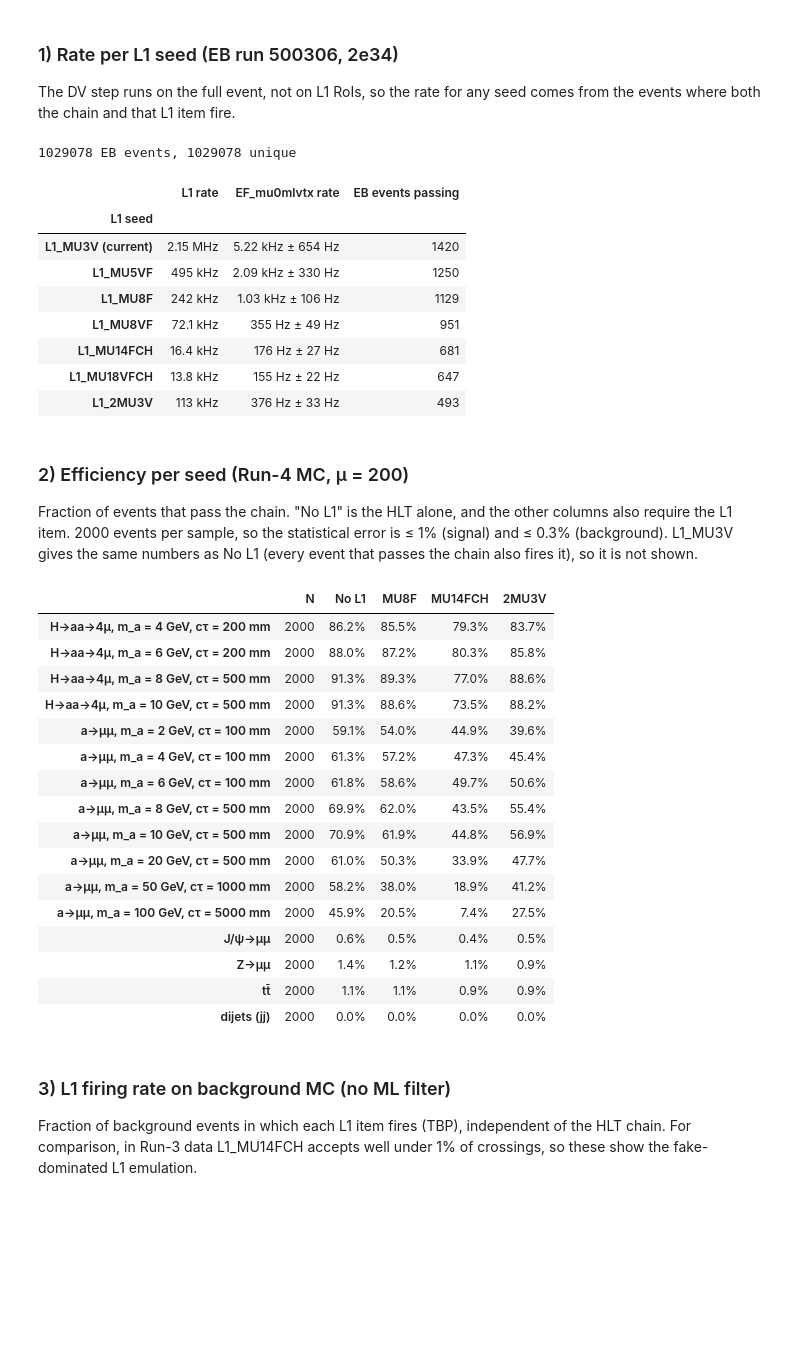
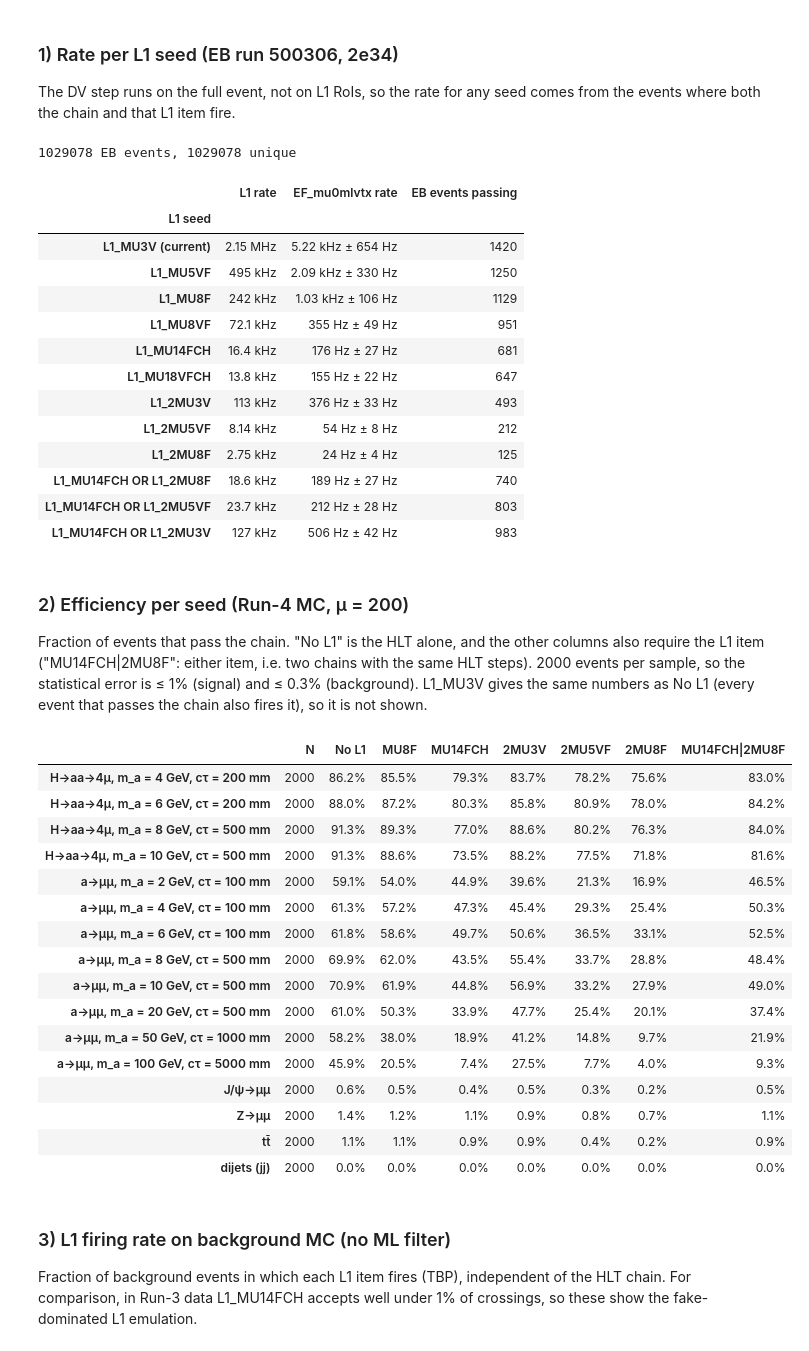
Before and after one commit to davidedicroce/MuonMLDisplacedVtx, a Jupyter notebook: dv_score_eff.ipynb, the cells around one changed output. Drawn from its saved outputs; the diff is of its cells as text; code cells hidden in the pictures; blank space fills up the shorter version.

```diff
--- a/dv_score_eff.ipynb
+++ b/dv_score_eff.ipynb
@@ -253,11 +255,22 @@ scale = ref_rate(rates_log, "L1_MU3V") / eb.loc[eb["L1_MU3V"], "w"].sum()  # Hz
 def fmt_rate(r):
     return f"{r / 1e6:.2f} MHz" if r >= 1e6 else f"{r / 1e3:.3g} kHz" if r >= 1e3 else f"{r:.0f} Hz"
 
+def fires(df, seed):
+    """seed = one L1 item or a tuple of items (OR)"""
+    items = seed if isinstance(seed, tuple) else (seed,)
+    return df[list(items)].any(axis=1)
+
+def seed_name(seed):
+    return " OR ".join(seed) if isinstance(seed, tuple) else seed
+
+# Two chains with the same HLT steps, one per seed, accept the OR of the seeds
+OR_SEEDS = [("L1_MU14FCH", "L1_2MU8F"), ("L1_MU14FCH", "L1_2MU5VF"), ("L1_MU14FCH", "L1_2MU3V")]
 rows = []
-for item in [c for c in eb.columns[4:] if c.startswith("L1_")]:
-    sel = eb[eb[item] & eb["L1_MU3V"] & eb["chain"]]
-    rows.append({"L1 seed": item + (" (current)" if item == "L1_MU3V" else ""),
-                 "L1 rate": fmt_rate(eb.loc[eb[item], "w"].sum() * scale),
+for seed in [c for c in eb.columns[4:] if c.startswith("L1_")] + OR_SEEDS:
+    fired = fires(eb, seed)
+    sel = eb[fired & eb["L1_MU3V"] & eb["chain"]]
+    rows.append({"L1 seed": seed_name(seed) + (" (current)" if seed == "L1_MU3V" else ""),
+                 "L1 rate": fmt_rate(eb.loc[fired, "w"].sum() * scale),
                  "EF_mu0mlvtx rate": f"{fmt_rate(sel['w'].sum() * scale)} ± {fmt_rate((sel['w'] ** 2).sum() ** 0.5 * scale)}",
                  "EB events passing": len(sel)})
 print(f"{len(eb)} EB events, {eb['event'].nunique()} unique")
@@ -273,40 +286,47 @@ pd.DataFrame(rows).set_index("L1 seed")
 | L1_MU14FCH | 16.4 kHz | 176 Hz ± 27 Hz | 681 |
 | L1_MU18VFCH | 13.8 kHz | 155 Hz ± 22 Hz | 647 |
 | L1_2MU3V | 113 kHz | 376 Hz ± 33 Hz | 493 |
+| L1_2MU5VF | 8.14 kHz | 54 Hz ± 8 Hz | 212 |
+| L1_2MU8F | 2.75 kHz | 24 Hz ± 4 Hz | 125 |
+| L1_MU14FCH OR L1_2MU8F | 18.6 kHz | 189 Hz ± 27 Hz | 740 |
+| L1_MU14FCH OR L1_2MU5VF | 23.7 kHz | 212 Hz ± 28 Hz | 803 |
+| L1_MU14FCH OR L1_2MU3V | 127 kHz | 506 Hz ± 42 Hz | 983 |
 # %% [markdown]
 ### 2) Efficiency per seed (Run-4 MC, μ = 200)
-Fraction of events that pass the chain. "No L1" is the HLT alone, and the other columns also require the L1 item.
+Fraction of events that pass the chain. "No L1" is the HLT alone, and the other columns also require the L1 item
+("MU14FCH|2MU8F": either item, i.e. two chains with the same HLT steps).
 2000 events per sample, so the statistical error is ≤ 1% (signal) and ≤ 0.3% (background).
 L1_MU3V gives the same numbers as No L1 (every event that passes the chain also fires it), so it is not shown.
 # %%
-EFF_SEEDS = ["L1_MU8F", "L1_MU14FCH", "L1_2MU3V"]
+EFF_SEEDS = ["L1_MU8F", "L1_MU14FCH", "L1_2MU3V", "L1_2MU5VF", "L1_2MU8F", ("L1_MU14FCH", "L1_2MU8F")]
 rows = {}
 for s, df in mc.items():
     assert not (df["chain"] & ~df["L1_MU3V"]).any(), f"{s}: chain passes without L1_MU3V"
     row = {"N": len(df), "No L1": 100 * df["chain"].mean()}
-    row.update({seed.replace("L1_", ""): 100 * (df["chain"] & df[seed]).mean() for seed in EFF_SEEDS})
+    row.update({seed_name(seed).replace("L1_", "").replace(" OR ", "|"): 100 * (df["chain"] & fires(df, seed)).mean()
+                for seed in EFF_SEEDS})
     rows[label(s)] = row
 eff = pd.DataFrame(rows).T
 eff["N"] = eff["N"].astype(int)
 eff.style.format({c: "{:.1f}%" for c in eff.columns if c != "N"})
 # %% [output]
-|  | N | No L1 | MU8F | MU14FCH | 2MU3V |
-| H→aa→4μ, m_a = 4 GeV, cτ = 200 mm | 2000 | 86.2% | 85.5% | 79.3% | 83.7% |
-| H→aa→4μ, m_a = 6 GeV, cτ = 200 mm | 2000 | 88.0% | 87.2% | 80.3% | 85.8% |
-| H→aa→4μ, m_a = 8 GeV, cτ = 500 mm | 2000 | 91.3% | 89.3% | 77.0% | 88.6% |
-| H→aa→4μ, m_a = 10 GeV, cτ = 500 mm | 2000 | 91.3% | 88.6% | 73.5% | 88.2% |
-| a→μμ, m_a = 2 GeV, cτ = 100 mm | 2000 | 59.1% | 54.0% | 44.9% | 39.6% |
-| a→μμ, m_a = 4 GeV, cτ = 100 mm | 2000 | 61.3% | 57.2% | 47.3% | 45.4% |
-| a→μμ, m_a = 6 GeV, cτ = 100 mm | 2000 | 61.8% | 58.6% | 49.7% | 50.6% |
-| a→μμ, m_a = 8 GeV, cτ = 500 mm | 2000 | 69.9% | 62.0% | 43.5% | 55.4% |
-| a→μμ, m_a = 10 GeV, cτ = 500 mm | 2000 | 70.9% | 61.9% | 44.8% | 56.9% |
-| a→μμ, m_a = 20 GeV, cτ = 500 mm | 2000 | 61.0% | 50.3% | 33.9% | 47.7% |
-| a→μμ, m_a = 50 GeV, cτ = 1000 mm | 2000 | 58.2% | 38.0% | 18.9% | 41.2% |
-| a→μμ, m_a = 100 GeV, cτ = 5000 mm | 2000 | 45.9% | 20.5% | 7.4% | 27.5% |
-| J/ψ→μμ | 2000 | 0.6% | 0.5% | 0.4% | 0.5% |
-| Z→μμ | 2000 | 1.4% | 1.2% | 1.1% | 0.9% |
-| tt̄ | 2000 | 1.1% | 1.1% | 0.9% | 0.9% |
-| dijets (jj) | 2000 | 0.0% | 0.0% | 0.0% | 0.0% |
+|  | N | No L1 | MU8F | MU14FCH | 2MU3V | 2MU5VF | 2MU8F | MU14FCH|2MU8F |
+| H→aa→4μ, m_a = 4 GeV, cτ = 200 mm | 2000 | 86.2% | 85.5% | 79.3% | 83.7% | 78.2% | 75.6% | 83.0% |
+| H→aa→4μ, m_a = 6 GeV, cτ = 200 mm | 2000 | 88.0% | 87.2% | 80.3% | 85.8% | 80.9% | 78.0% | 84.2% |
+| H→aa→4μ, m_a = 8 GeV, cτ = 500 mm | 2000 | 91.3% | 89.3% | 77.0% | 88.6% | 80.2% | 76.3% | 84.0% |
+| H→aa→4μ, m_a = 10 GeV, cτ = 500 mm | 2000 | 91.3% | 88.6% | 73.5% | 88.2% | 77.5% | 71.8% | 81.6% |
+| a→μμ, m_a = 2 GeV, cτ = 100 mm | 2000 | 59.1% | 54.0% | 44.9% | 39.6% | 21.3% | 16.9% | 46.5% |
+| a→μμ, m_a = 4 GeV, cτ = 100 mm | 2000 | 61.3% | 57.2% | 47.3% | 45.4% | 29.3% | 25.4% | 50.3% |
+| a→μμ, m_a = 6 GeV, cτ = 100 mm | 2000 | 61.8% | 58.6% | 49.7% | 50.6% | 36.5% | 33.1% | 52.5% |
+| a→μμ, m_a = 8 GeV, cτ = 500 mm | 2000 | 69.9% | 62.0% | 43.5% | 55.4% | 33.7% | 28.8% | 48.4% |
+| a→μμ, m_a = 10 GeV, cτ = 500 mm | 2000 | 70.9% | 61.9% | 44.8% | 56.9% | 33.2% | 27.9% | 49.0% |
+| a→μμ, m_a = 20 GeV, cτ = 500 mm | 2000 | 61.0% | 50.3% | 33.9% | 47.7% | 25.4% | 20.1% | 37.4% |
+| a→μμ, m_a = 50 GeV, cτ = 1000 mm | 2000 | 58.2% | 38.0% | 18.9% | 41.2% | 14.8% | 9.7% | 21.9% |
+| a→μμ, m_a = 100 GeV, cτ = 5000 mm | 2000 | 45.9% | 20.5% | 7.4% | 27.5% | 7.7% | 4.0% | 9.3% |
+| J/ψ→μμ | 2000 | 0.6% | 0.5% | 0.4% | 0.5% | 0.3% | 0.2% | 0.5% |
+| Z→μμ | 2000 | 1.4% | 1.2% | 1.1% | 0.9% | 0.8% | 0.7% | 1.1% |
+| tt̄ | 2000 | 1.1% | 1.1% | 0.9% | 0.9% | 0.4% | 0.2% | 0.9% |
+| dijets (jj) | 2000 | 0.0% | 0.0% | 0.0% | 0.0% | 0.0% | 0.0% | 0.0% |
 # %% [markdown]
 ### 3) L1 firing rate on background MC (no ML filter)
 Fraction of background events in which each L1 item fires (TBP), independent of the HLT chain.
```
Also changed, not shown: parts of 13 cells of this notebook.
